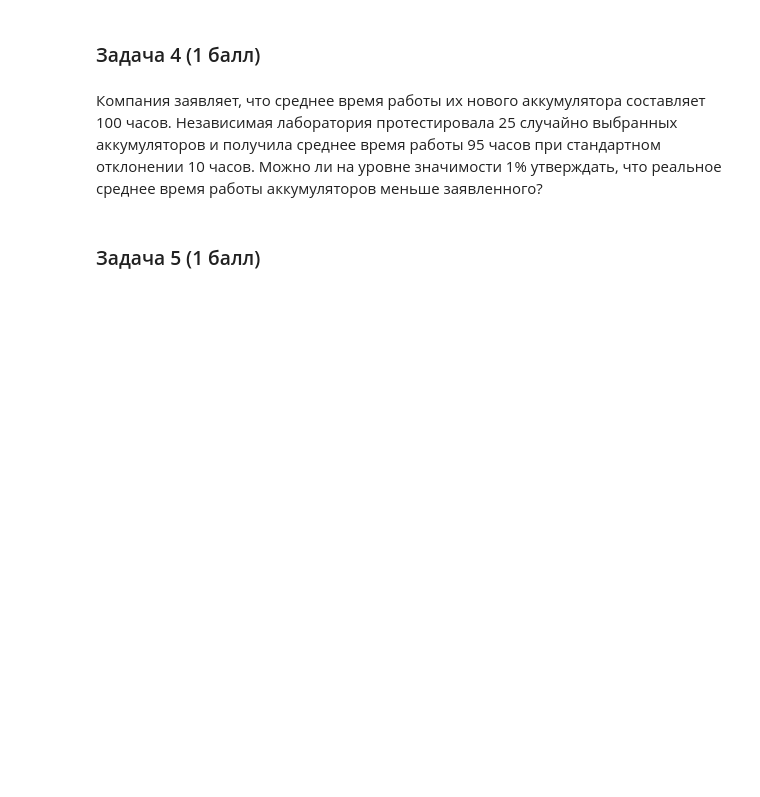
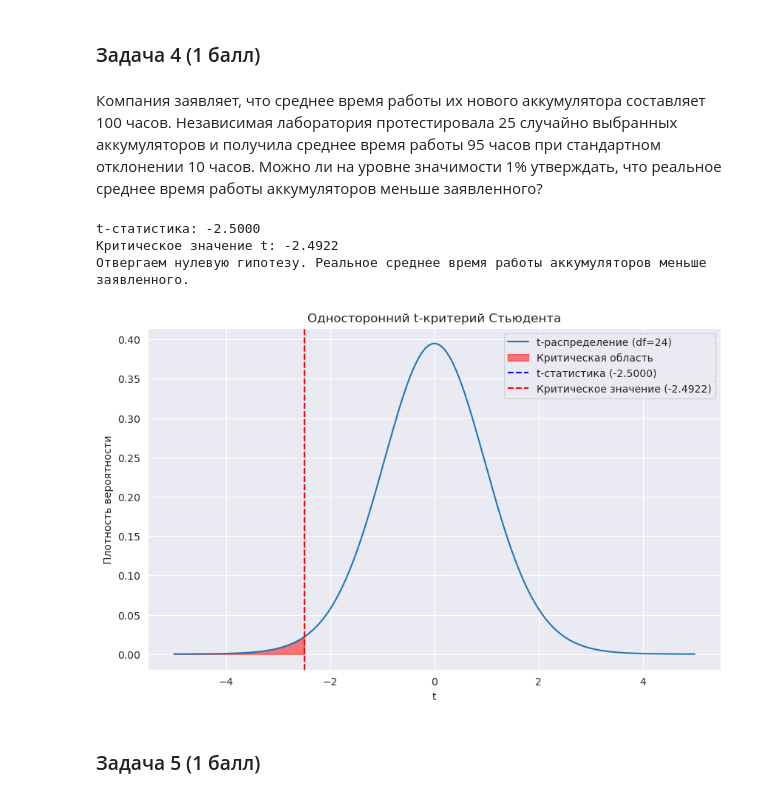
Before and after one commit to NTG-TPL/itmo_mathstat, a Jupyter notebook: 4 - Parametric tests/ITMO_MathStat_HW_3.ipynb, the cells around one changed output. Cells and saved outputs as stored; diff of their text form; code cells hidden in the pictures; blank space fills up the shorter version.

```diff
--- a/4 - Parametric tests/ITMO_MathStat_HW_3.ipynb
+++ b/4 - Parametric tests/ITMO_MathStat_HW_3.ipynb
@@ -34,6 +202,44 @@
 ### Задача 4 (1 балл)
 # %% [markdown]
 Компания заявляет, что среднее время работы их нового аккумулятора составляет 100 часов. Независимая лаборатория протестировала 25 случайно выбранных аккумуляторов и получила среднее время работы 95 часов при стандартном отклонении 10 часов. Можно ли на уровне значимости 1% утверждать, что реальное среднее время работы аккумуляторов меньше заявленного?
+# %%
+sample_mean = 95
+sample_std = 10
+n = 25
+claimed_mean = 100
+alpha = 0.01
+
+t_stat = (sample_mean - claimed_mean) / (sample_std / np.sqrt(n))
+
+df = n - 1
+critical_t = stats.t.ppf(alpha, df)
+
+print(f"t-статистика: {t_stat:.4f}")
+print(f"Критическое значение t: {critical_t:.4f}")
+
+if t_stat < critical_t:
+    print("Отвергаем нулевую гипотезу. Реальное среднее время работы аккумуляторов меньше заявленного.")
+else:
+    print("Не отвергаем нулевую гипотезу. Нет достаточных доказательств, чтобы утверждать, что реальное среднее время работы аккумуляторов меньше заявленного.")
+
+x = np.linspace(-5, 5, 1000)
+y = stats.t.pdf(x, df)
+
+plt.figure(figsize=(10, 6))
+plt.plot(x, y, label=f't-распределение (df={df})')
+plt.fill_between(x, y, where=(x <= critical_t), color='red', alpha=0.5, label='Критическая область')
+plt.axvline(t_stat, color='blue', linestyle='--', label=f't-статистика ({t_stat:.4f})')
+plt.axvline(critical_t, color='red', linestyle='--', label=f'Критическое значение ({critical_t:.4f})')
+plt.xlabel('t')
+plt.ylabel('Плотность вероятности')
+plt.title('Односторонний t-критерий Стьюдента')
+plt.legend()
+plt.show()
+# %% [output]
+t-статистика: -2.5000
+Критическое значение t: -2.4922
+Отвергаем нулевую гипотезу. Реальное среднее время работы аккумуляторов меньше заявленного.
+[figure, added]
 # %% [markdown]
 ### Задача 5 (1 балл)
 # %% [markdown]
```
Also changed, not shown: parts of 33 cells of this notebook.
